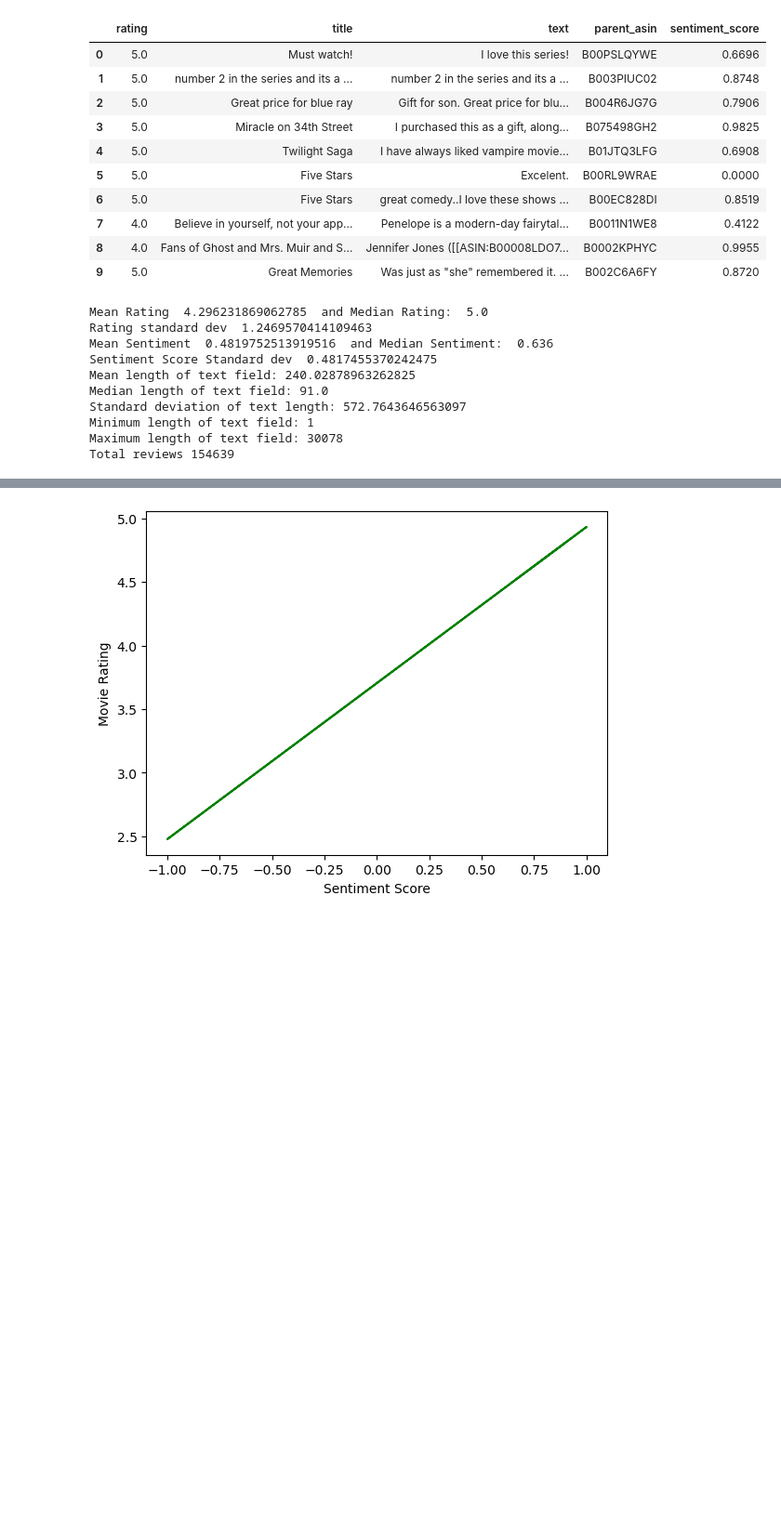
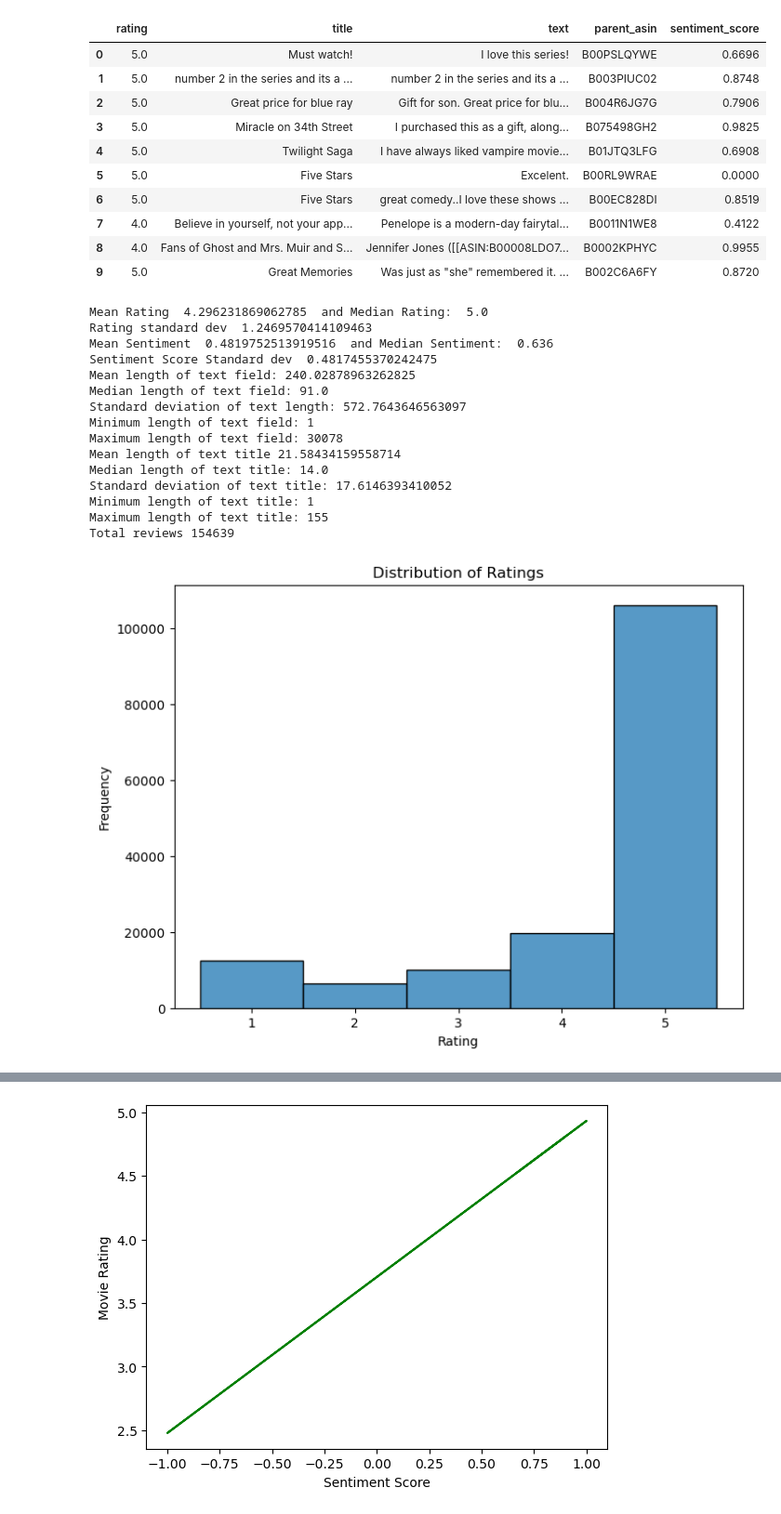
Before and after one commit to Ethan-code-1/DS_4002_Project1, a Jupyter notebook: SCRIPTS/project 1 analysis(3).ipynb, the cells around one changed output, grey strips where cells are left out. Shown: that part at 93% size. Cells and saved outputs as stored; diff of their text form; code cells hidden in the pictures; blank space fills up the shorter version.

Commit message:
Made small updates to data appendix file.

```diff
--- a/SCRIPTS/project 1 analysis(3).ipynb
+++ b/SCRIPTS/project 1 analysis(3).ipynb
@@ -201,6 +201,23 @@ print("Standard deviation of text length:", std_length)
 print("Minimum length of text field:", min_length)
 print("Maximum length of text field:", max_length)
 
+# 3. Text Title Field
+text_lengths = rev_df_s['title'].str.len()
+
+#Calculate the mean, median, standard deviation, min, and max
+mean_length = text_lengths.mean()
+median_length = text_lengths.median()
+std_length = text_lengths.std()
+min_length = text_lengths.min()
+max_length = text_lengths.max()
+
+#Print the results
+print( "Mean length of text title", mean_length)
+print("Median length of text title:", median_length)
+print("Standard deviation of text title:", std_length)
+print("Minimum length of text title:", min_length)
+print("Maximum length of text title:", max_length)
+
 #4 Get total amount of reviews in dataframe
 total_reviews = len(rev_df_s)
 print("Total reviews", total_reviews)
@@ -214,4 +231,19 @@ Median length of text field: 91.0
 Standard deviation of text length: 572.7643646563097
 Minimum length of text field: 1
 Maximum length of text field: 30078
+Mean length of text title 21.58434159558714
+Median length of text title: 14.0
+Standard deviation of text title: 17.6146393410052
+Minimum length of text title: 1
+Maximum length of text title: 155
 Total reviews 154639
+# %%
+# Histogram for rating distribution for data appendix
+plt.figure(figsize=(8, 6)) # Adjust figure size for better readability
+sns.histplot(ratings, discrete=True, kde=False)
+plt.title("Distribution of Ratings")
+plt.xlabel("Rating")
+plt.ylabel("Frequency")
+plt.show()
+# %% [output]
+[figure, added]
```
Also changed, not shown: parts of 1 cell of this notebook, 3 other files.
